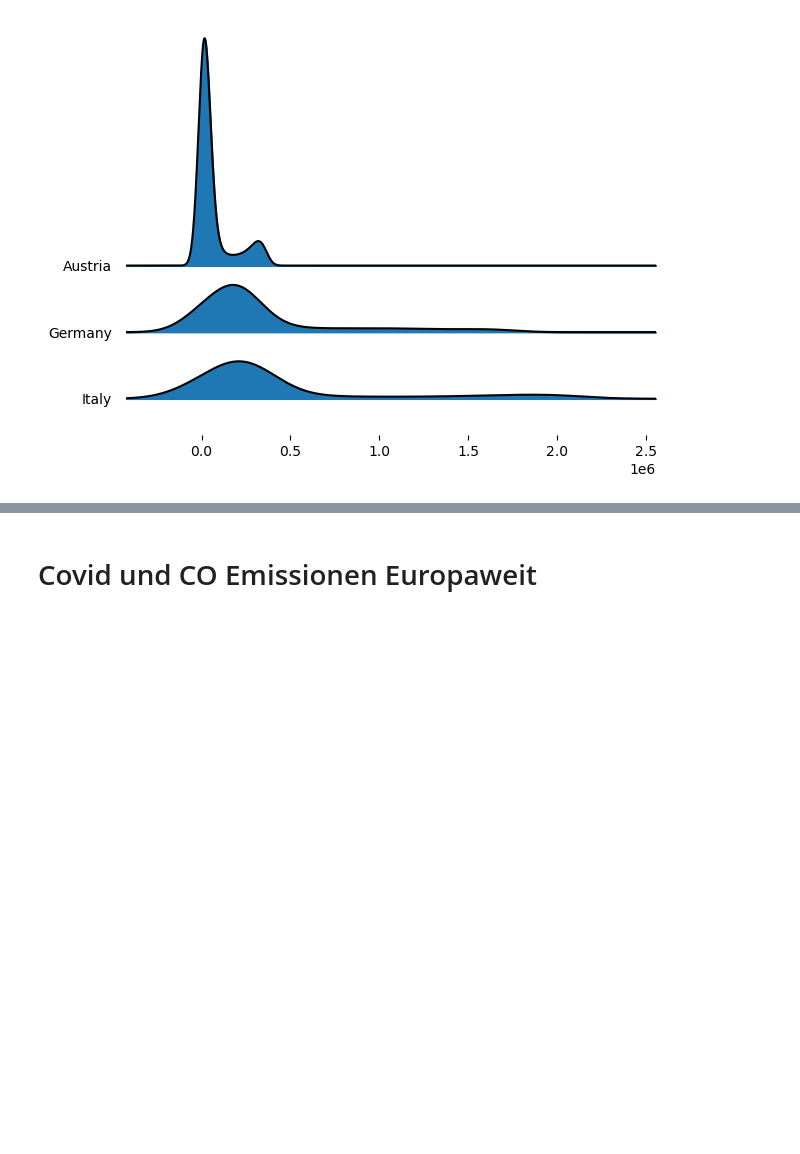
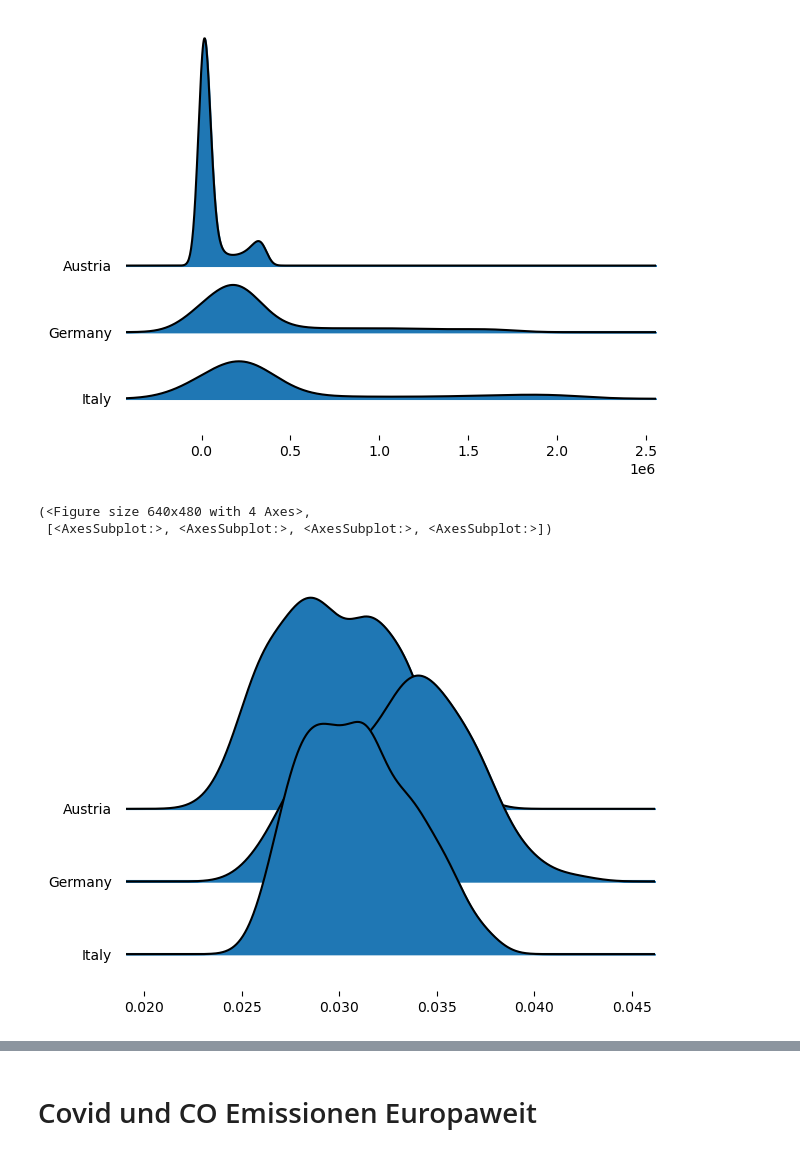
Before and after one commit to SunnyTrashpanda/BIGDA-Covid19-CO2, a Jupyter notebook: main.ipynb, the cells around one changed output, grey strips where cells are left out. Cells and saved outputs as stored; diff of their text form; code cells hidden in the pictures; blank space fills up the shorter version.

```diff
--- a/main.ipynb
+++ b/main.ipynb
@@ -659,2 +659,10 @@ fig, axes = joypy.joyplot(three_countries, overlap=3, by="country")
 # %% [output]
 [figure]
+# %%
+europe_co_df_pd = europe_co_df.toPandas()
+three_countries_co = europe_co_df_pd.loc[europe_co_df_pd['country'].isin(["Austria", "Germany", "Italy"])]
+joypy.joyplot(three_countries_co, overlap=3, by="country")
+# %% [output]
+(<Figure size 640x480 with 4 Axes>,
+ [<AxesSubplot:>, <AxesSubplot:>, <AxesSubplot:>, <AxesSubplot:>])
+[figure, added]
```
Also changed, not shown: parts of 5 cells of this notebook.
